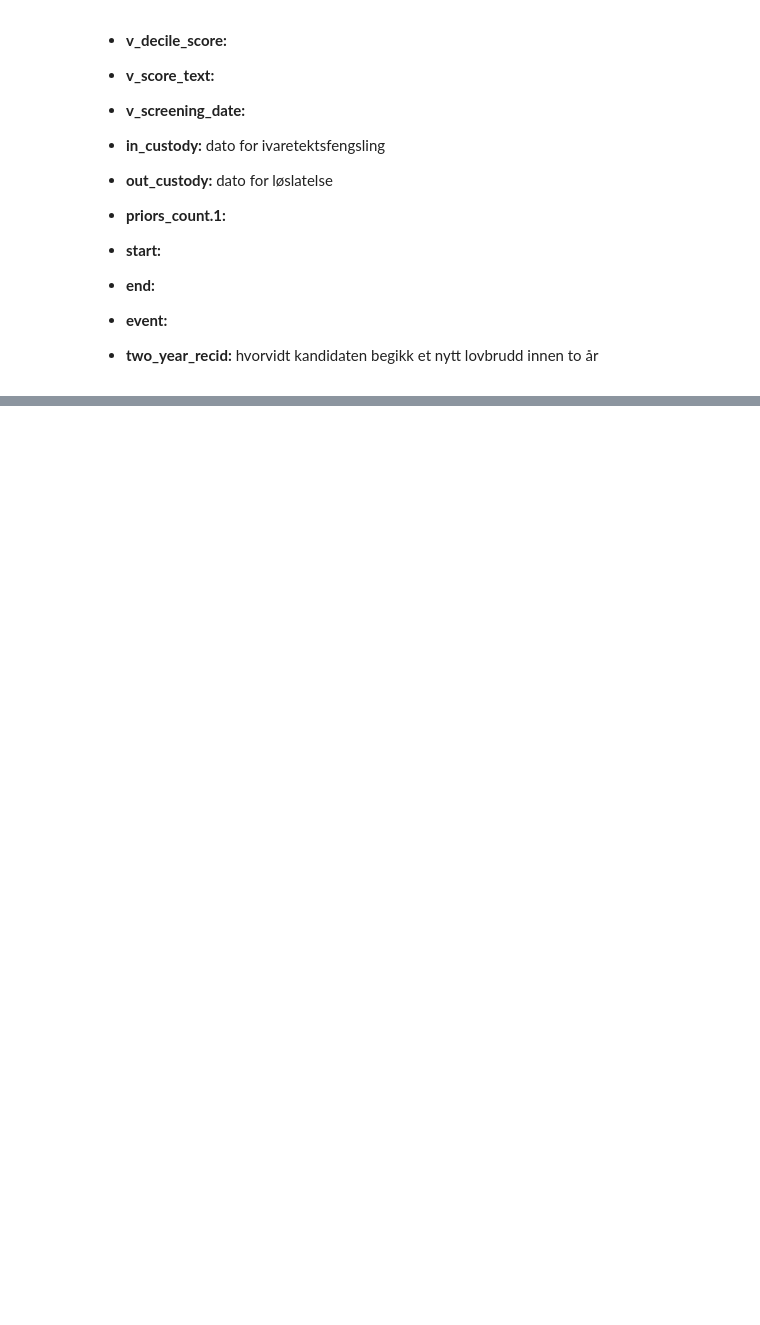
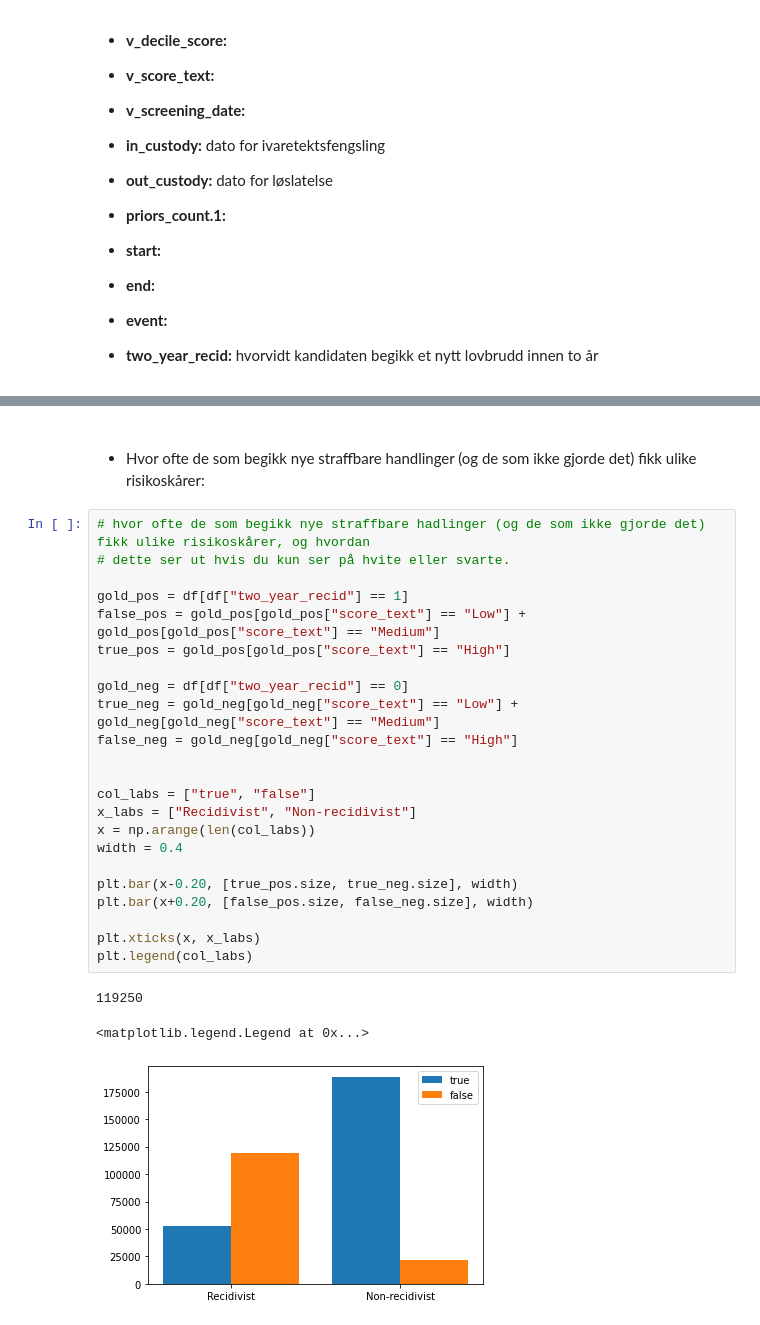
Before and after one commit to jonatanwins/COMPAS_project_HON2200, a Jupyter notebook: COMPAS.ipynb, the cells around one changed output, grey strips where cells are left out. Drawn from its saved outputs; the diff is of its cells as text; blank space fills up the shorter version.

```diff
--- a/COMPAS.ipynb
+++ b/COMPAS.ipynb
@@ -127,0 +168,31 @@ plt.legend(['Faktisk', 'Predikert'])
+# %% [markdown]
+####
+####
+- Hvor ofte de som begikk nye straffbare handlinger (og de som ikke gjorde det) fikk ulike risikoskårer:
+# %%
+# hvor ofte de som begikk nye straffbare hadlinger (og de som ikke gjorde det) fikk ulike risikoskårer, og hvordan
+# dette ser ut hvis du kun ser på hvite eller svarte.
+
+gold_pos = df[df["two_year_recid"] == 1]
+false_pos = gold_pos[gold_pos["score_text"] == "Low"] + gold_pos[gold_pos["score_text"] == "Medium"]
+true_pos = gold_pos[gold_pos["score_text"] == "High"]
+
+gold_neg = df[df["two_year_recid"] == 0]
+true_neg = gold_neg[gold_neg["score_text"] == "Low"] + gold_neg[gold_neg["score_text"] == "Medium"]
+false_neg = gold_neg[gold_neg["score_text"] == "High"]
+
+
+col_labs = ["true", "false"]
+x_labs = ["Recidivist", "Non-recidivist"]
+x = np.arange(len(col_labs))
+width = 0.4
+
+plt.bar(x-0.20, [true_pos.size, true_neg.size], width)
+plt.bar(x+0.20, [false_pos.size, false_neg.size], width)
+
+plt.xticks(x, x_labs)
+plt.legend(col_labs)
+# %% [output]
+119250
+<matplotlib.legend.Legend at 0x...>
+[figure, added]
```
Also changed, not shown: parts of 11 cells of this notebook.
